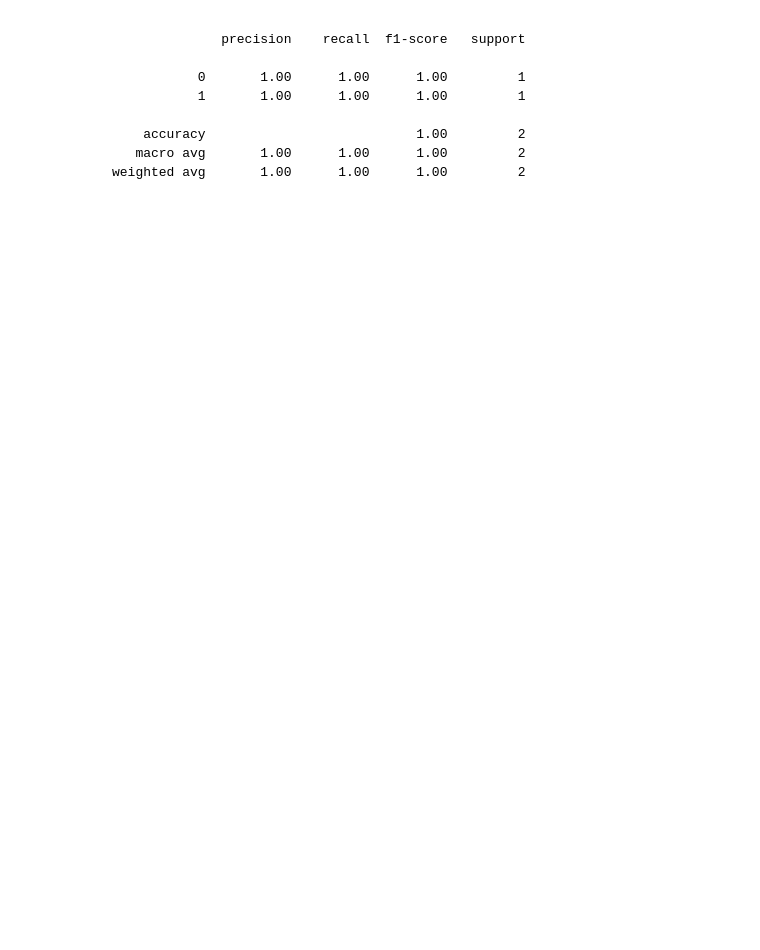
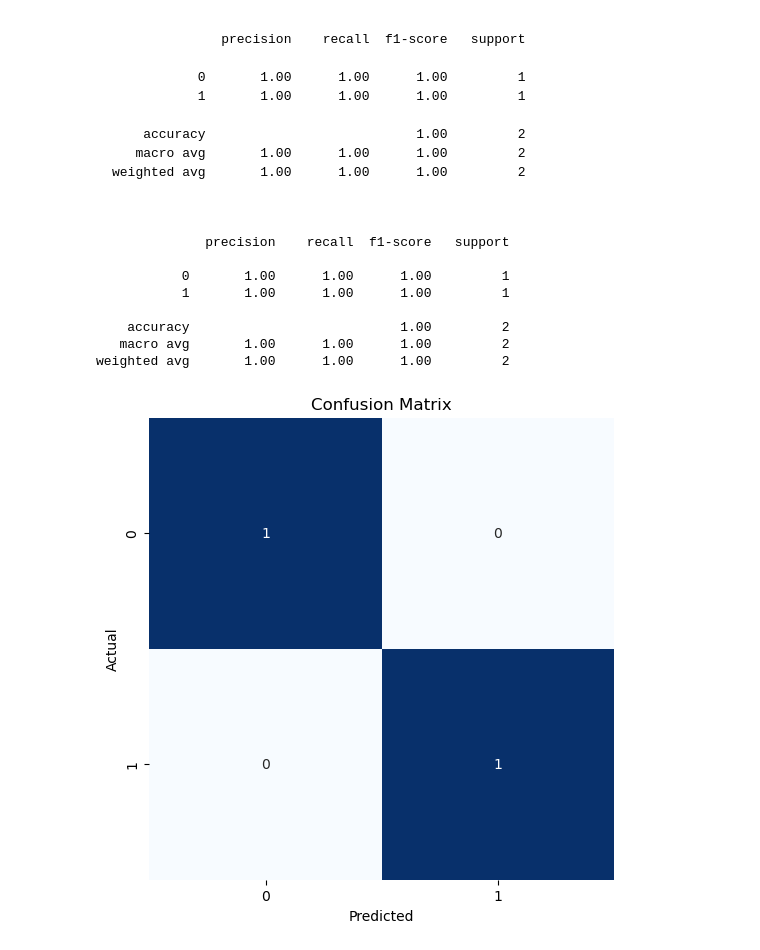
Before and after one commit to MrYellowSock/CE_MACHINE_LEARNING, a Jupyter notebook: Lab5/Lab5-2.ipynb, the cells around one changed output. Cells and saved outputs as stored; diff of their text form; code cells hidden in the pictures; folded sections open; blank space fills up the shorter version.

```diff
--- a/Lab5/Lab5-2.ipynb
+++ b/Lab5/Lab5-2.ipynb
@@ -211,16 +307,16 @@ Then display the images as shown below.
 # %%
 ### START CODE HERE ###
-square_test = None
-triangle_test = None
+square_test = square
+triangle_test = triangle
 
-tensor_square_test = torch.tensor(None)
-tensor_triangle_test = torch.tensor(None)
+tensor_square_test = torch.tensor([ square_test ])
+tensor_triangle_test = torch.tensor([ triangle_test ])
 
-labels_square_test = torch.tensor(None)
-labels_triangle_test = torch.tensor(None)
+labels_square_test = torch.tensor([ 0 ])
+labels_triangle_test = torch.tensor([ 1 ])
 
-test_data_tensors = torch.stack(None)
-test_data_labels = torch.stack(None)
+test_data_tensors = torch.stack([tensor_square_test, tensor_triangle_test])
+test_data_labels = torch.stack([labels_square_test, labels_triangle_test])
 
 ### END CODE HERE ###
 # %% [markdown]
@@ -287,0 +379,36 @@ weighted avg       1.00      1.00      1.00         2
+# %%
+from sklearn.metrics import confusion_matrix, classification_report
+### START CODE HERE ###
+# Predict classes using the test dataset
+test_predictions = model(test_data_tensors.float().to(device)).round().cpu().detach().numpy()
+
+# Convert predictions to labels
+test_predictions = test_predictions.astype(int).flatten()
+
+# Calculate confusion matrix
+cm = confusion_matrix(test_data_labels.flatten().numpy(), test_predictions)
+
+# Plot confusion matrix
+plt.figure(figsize=(6, 6))
+sns.heatmap(cm, annot=True, fmt="d", cmap="Blues", cbar=False)
+plt.xlabel("Predicted")
+plt.ylabel("Actual")
+plt.title("Confusion Matrix")
+
+# Print classification report
+print(classification_report(test_data_labels.flatten().numpy(), test_predictions))
+
+
+
+
+### END CODE HERE ###
+# %% [output]
+              precision    recall  f1-score   support
+
+           0       1.00      1.00      1.00         1
+           1       1.00      1.00      1.00         1
+
+    accuracy                           1.00         2
+   macro avg       1.00      1.00      1.00         2
+weighted avg       1.00      1.00      1.00         2
+[figure, added]
```
Also changed, not shown: parts of 14 cells of this notebook.
